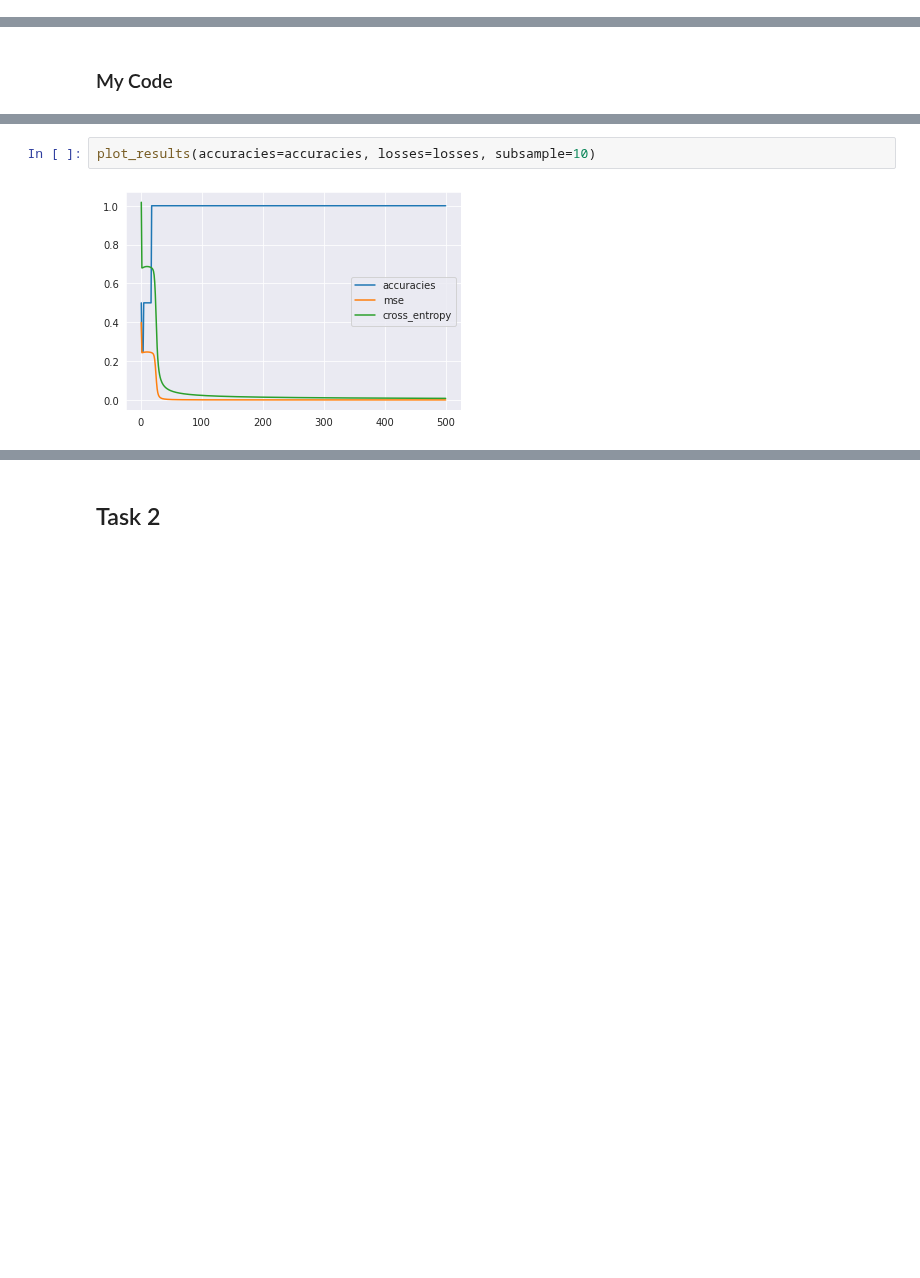
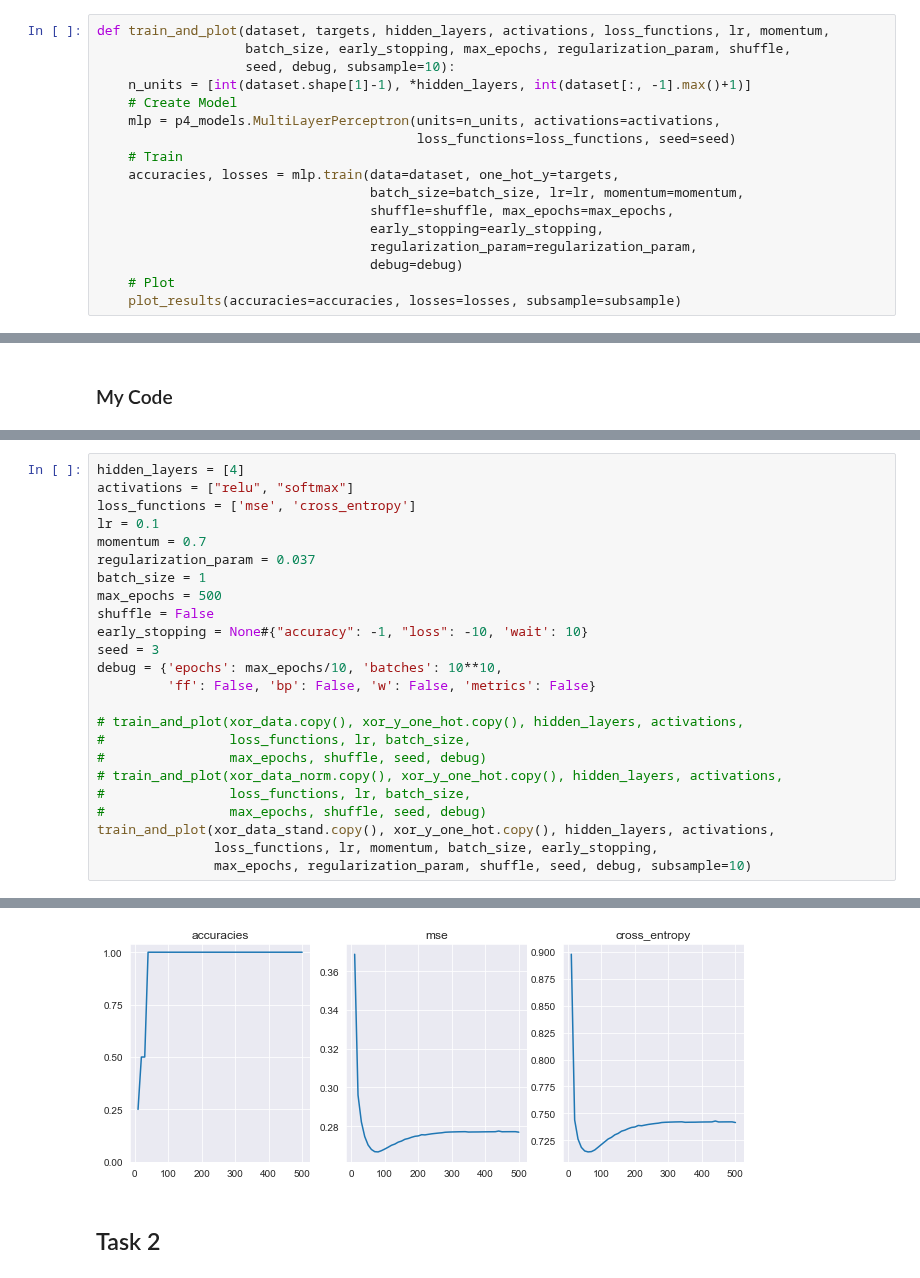
Before and after one commit to drkostas/Machine-Learning-Algorithms, a Jupyter notebook: Project4.ipynb, the cells around one changed output, grey strips where cells are left out. Cells and saved outputs as stored; diff of their text form; blank space fills up the shorter version.

Commit message:
Implemented one-hot, momentum, weights regularization, early stopping. MNIST works too #2

```diff
--- a/Project4.ipynb
+++ b/Project4.ipynb
@@ -141,2 +153,19 @@ XOR Y one hot encoded
+# %%
+def train_and_plot(dataset, targets, hidden_layers, activations, loss_functions, lr, momentum,
+                   batch_size, early_stopping, max_epochs, regularization_param, shuffle,
+                   seed, debug, subsample=10):
+    n_units = [int(dataset.shape[1]-1), *hidden_layers, int(dataset[:, -1].max()+1)]
+    # Create Model
+    mlp = p4_models.MultiLayerPerceptron(units=n_units, activations=activations,
+                                         loss_functions=loss_functions, seed=seed)
+    # Train
+    accuracies, losses = mlp.train(data=dataset, one_hot_y=targets,
+                                   batch_size=batch_size, lr=lr, momentum=momentum,
+                                   shuffle=shuffle, max_epochs=max_epochs,
+                                   early_stopping=early_stopping,
+                                   regularization_param=regularization_param,
+                                   debug=debug)
+    # Plot
+    plot_results(accuracies=accuracies, losses=losses, subsample=subsample)
 # %% [markdown]
 ## XOR Dataset
@@ -190,4 +174,25 @@ accuracies, losses = mlp.train(train=dataset, batch_size=batch_size, lr=lr, max_
-# %%
-plot_results(accuracies=accuracies, losses=losses, subsample=10)
-# %% [output]
-[figure, removed]
+# %%
+hidden_layers = [4]
+activations = ["relu", "softmax"]
+loss_functions = ['mse', 'cross_entropy']
+lr = 0.1
+momentum = 0.7
+regularization_param = 0.037
+batch_size = 1
+max_epochs = 500
+shuffle = False
+early_stopping = None#{"accuracy": -1, "loss": -10, 'wait': 10}
+seed = 3
+debug = {'epochs': max_epochs/10, 'batches': 10**10,
+         'ff': False, 'bp': False, 'w': False, 'metrics': False}
+
+# train_and_plot(xor_data.copy(), xor_y_one_hot.copy(), hidden_layers, activations,
+#                loss_functions, lr, batch_size,
+#                max_epochs, shuffle, seed, debug)
+# train_and_plot(xor_data_norm.copy(), xor_y_one_hot.copy(), hidden_layers, activations,
+#                loss_functions, lr, batch_size,
+#                max_epochs, shuffle, seed, debug)
+train_and_plot(xor_data_stand.copy(), xor_y_one_hot.copy(), hidden_layers, activations,
+               loss_functions, lr, momentum, batch_size, early_stopping,
+               max_epochs, regularization_param, shuffle, seed, debug, subsample=10)
+# %% [output]
@@ -194,2 +216,3 @@ plot_results(accuracies=accuracies, losses=losses, subsample=10)
+[figure, added]
 # %% [markdown]
 ## Task 2
```
Also changed, not shown: parts of 13 cells of this notebook, 2 other files.
